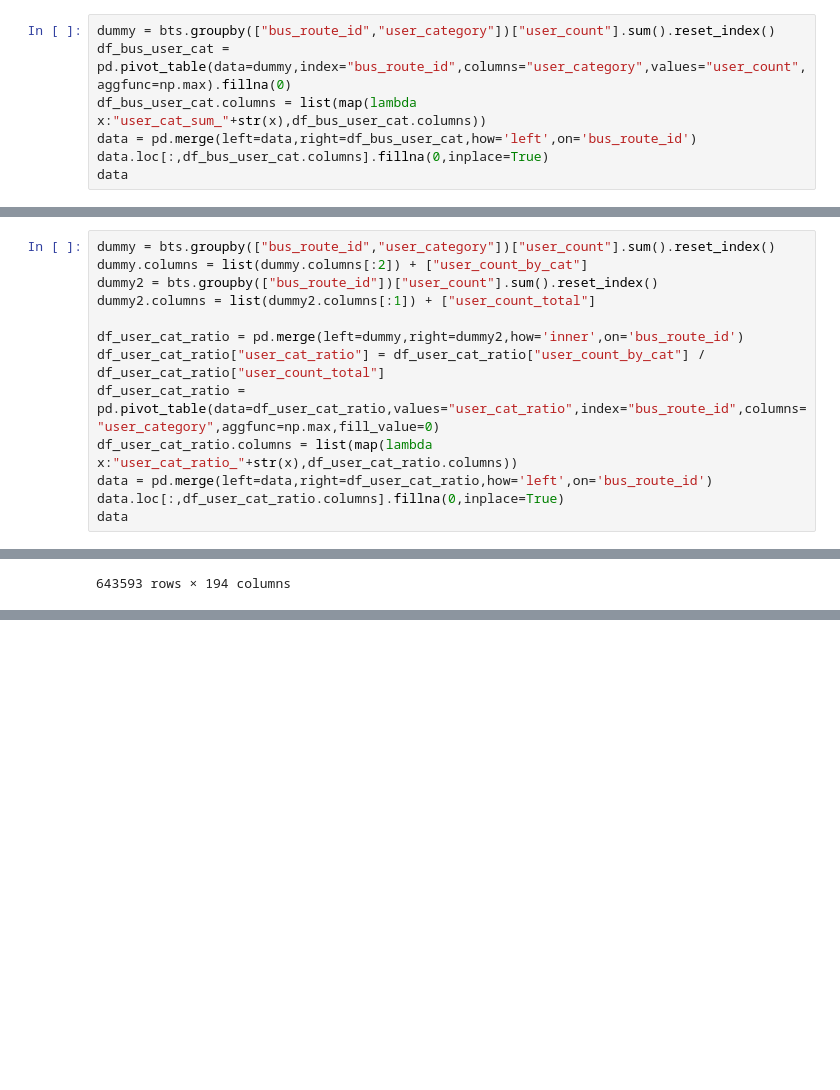
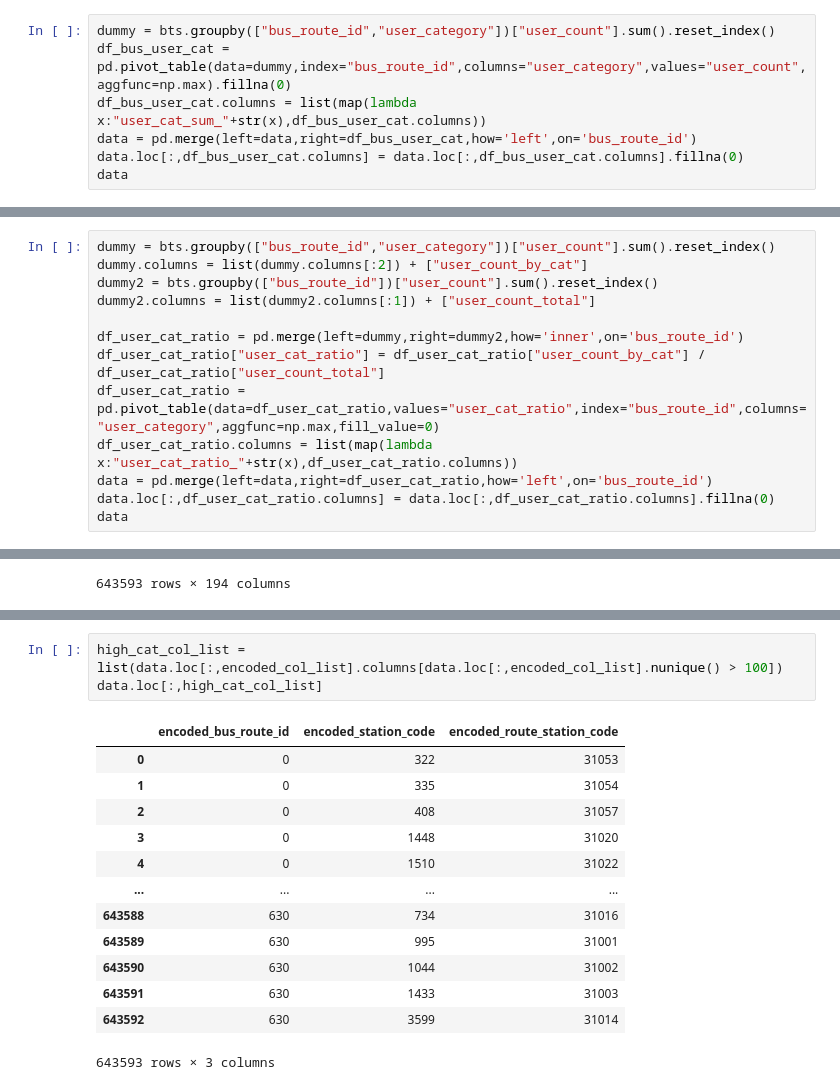
Before and after one commit to JerryKwon/Dacon_Supporters_1st, a Jupyter notebook: submissions/2nd_week/[데이콘 서포터즈 1기_권영인] How much heck the bus is in jeju than seoul_2nd week.ipynb, the cells around one changed output, grey strips where cells are left out. Drawn from its saved outputs; the diff is of its cells as text; blank space fills up the shorter version.

```diff
--- a/submissions/2nd_week/[데이콘 서포터즈 1기_권영인] How much heck the bus is in jeju than seoul_2nd week.ipynb
+++ b/submissions/2nd_week/[데이콘 서포터즈 1기_권영인] How much heck the bus is in jeju than seoul_2nd week.ipynb
@@ -695,7 +700,7 @@ dummy = bts.groupby(["bus_route_id","user_category"])["user_count"].sum().reset_
 df_bus_user_cat = pd.pivot_table(data=dummy,index="bus_route_id",columns="user_category",values="user_count",aggfunc=np.max).fillna(0)
 df_bus_user_cat.columns = list(map(lambda x:"user_cat_sum_"+str(x),df_bus_user_cat.columns))
 data = pd.merge(left=data,right=df_bus_user_cat,how='left',on='bus_route_id')
-data.loc[:,df_bus_user_cat.columns].fillna(0,inplace=True)
+data.loc[:,df_bus_user_cat.columns] = data.loc[:,df_bus_user_cat.columns].fillna(0)
 data
 # %% [output]
 |  | id | date | bus_route_id | in_out | station_code | station_name | latitude | longitude | 6~7_ride | ... |
@@ -724,7 +729,7 @@ df_user_cat_ratio["user_cat_ratio"] = df_user_cat_ratio["user_count_by_cat"] / d
 df_user_cat_ratio = pd.pivot_table(data=df_user_cat_ratio,values="user_cat_ratio",index="bus_route_id",columns="user_category",aggfunc=np.max,fill_value=0)
 df_user_cat_ratio.columns = list(map(lambda x:"user_cat_ratio_"+str(x),df_user_cat_ratio.columns))
 data = pd.merge(left=data,right=df_user_cat_ratio,how='left',on='bus_route_id')
-data.loc[:,df_user_cat_ratio.columns].fillna(0,inplace=True)
+data.loc[:,df_user_cat_ratio.columns] = data.loc[:,df_user_cat_ratio.columns].fillna(0)
 data
 # %% [output]
 |  | id | date | bus_route_id | in_out | station_code | station_name | latitude | longitude | 6~7_ride | ... |
@@ -822,0 +838,17 @@ data
+# %%
+high_cat_col_list = list(data.loc[:,encoded_col_list].columns[data.loc[:,encoded_col_list].nunique() > 100])
+data.loc[:,high_cat_col_list]
+# %% [output]
+|  | encoded_bus_route_id | encoded_station_code | encoded_route_station_code |
+| 0 | 0 | 322 | 31053 |
+| 1 | 0 | 335 | 31054 |
+| 2 | 0 | 408 | 31057 |
+| 3 | 0 | 1448 | 31020 |
+| 4 | 0 | 1510 | 31022 |
+| ... | ... | ... | ... |
+| 643588 | 630 | 734 | 31016 |
+| 643589 | 630 | 995 | 31001 |
+| 643590 | 630 | 1044 | 31002 |
+| 643591 | 630 | 1433 | 31003 |
+| 643592 | 630 | 3599 | 31014 |
+643593 rows × 3 columns
```
Also changed, not shown: parts of 38 cells of this notebook.
